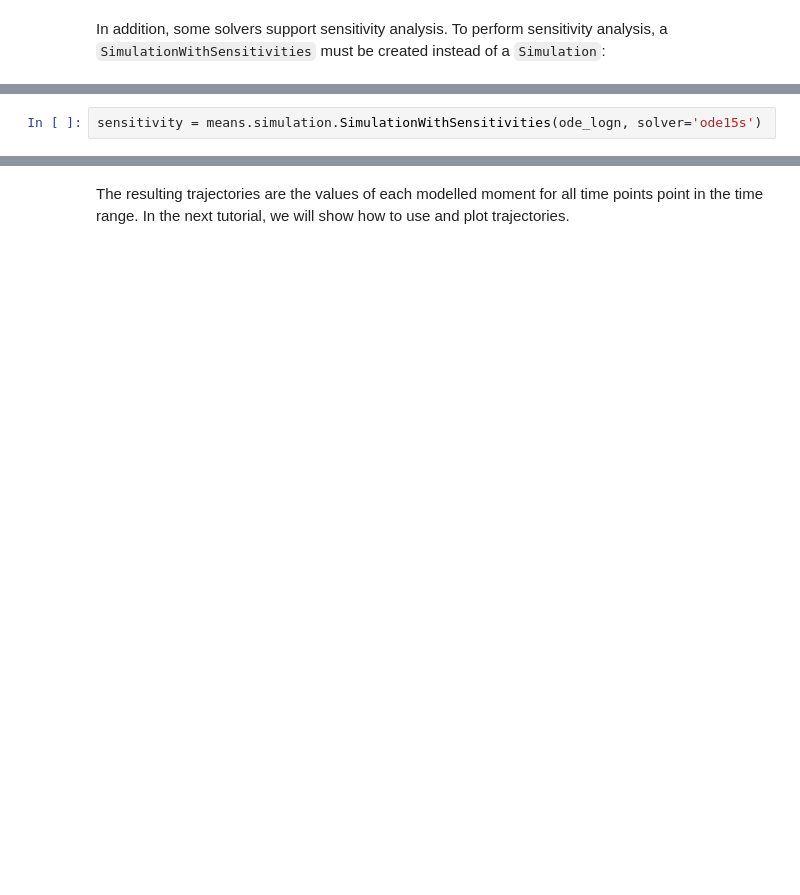
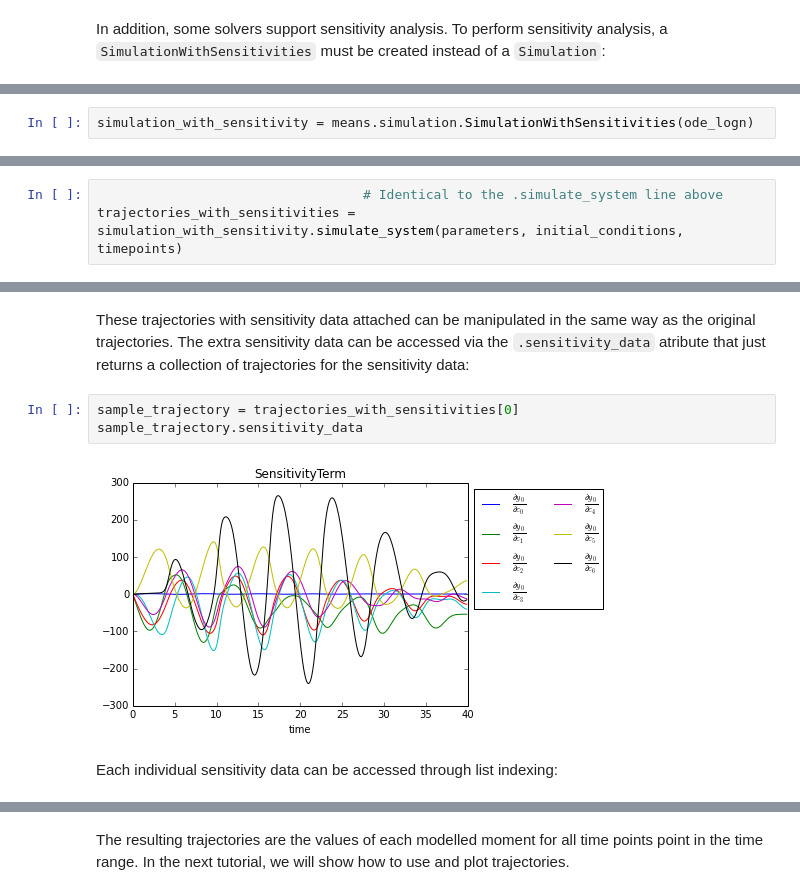
Before and after one commit to theosysbio/means, a Jupyter notebook: prototypes/examples/Tutorial/4. Simulation.ipynb, the cells around one changed output, grey strips where cells are left out. Saved outputs shown, nothing was run; the diff lists cells and outputs as text; blank space fills up the shorter version.

```diff
--- a/prototypes/examples/Tutorial/4. Simulation.ipynb
+++ b/prototypes/examples/Tutorial/4. Simulation.ipynb
@@ -45,2 +104,2 @@ In addition, some solvers support sensitivity analysis. To perform sensitivity a
 # %%
-sensitivity = means.simulation.SimulationWithSensitivities(ode_logn, solver='ode15s')
+simulation_with_sensitivity = means.simulation.SimulationWithSensitivities(ode_logn)
@@ -62,0 +108,3 @@ trajectories = simulator.simulate_system(constants, initial_conditions, time)
+# %%
+                                  # Identical to the .simulate_system line above
+trajectories_with_sensitivities = simulation_with_sensitivity.simulate_system(parameters, initial_conditions, timepoints)
@@ -62,0 +119,10 @@ trajectories = simulator.simulate_system(constants, initial_conditions, time)
+# %% [markdown]
+These trajectories with sensitivity data attached can be manipulated in the same way as the original trajectories.
+The extra sensitivity data can be accessed via the ``.sensitivity_data`` atribute that just returns a collection of trajectories for the sensitivity data:
+# %%
+sample_trajectory = trajectories_with_sensitivities[0]
+sample_trajectory.sensitivity_data
+# %% [output]
+[figure, added]
+# %% [markdown]
+Each individual sensitivity data can be accessed through list indexing:
```
Also changed, not shown: parts of 31 cells of this notebook, 1 other file.
